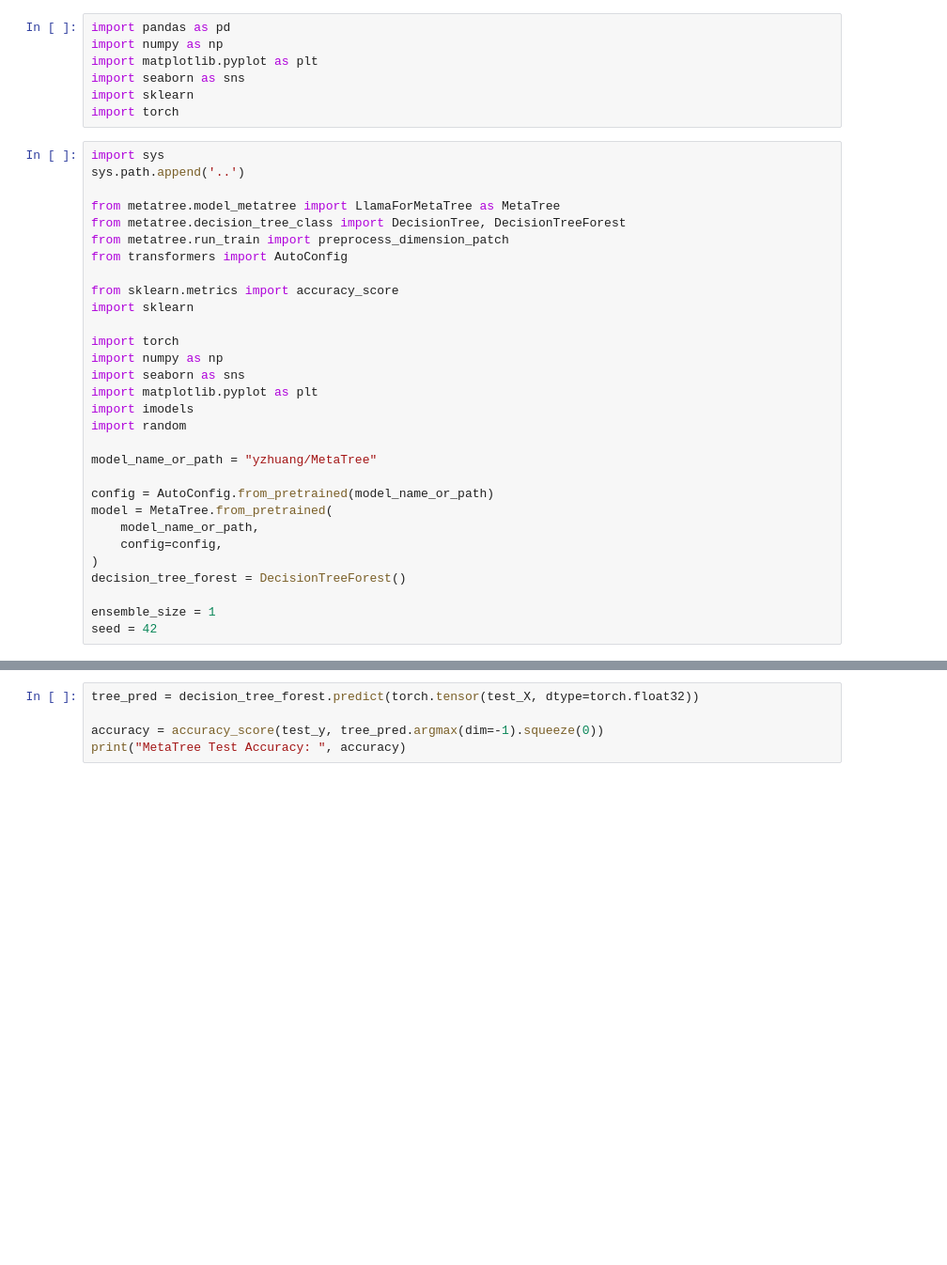
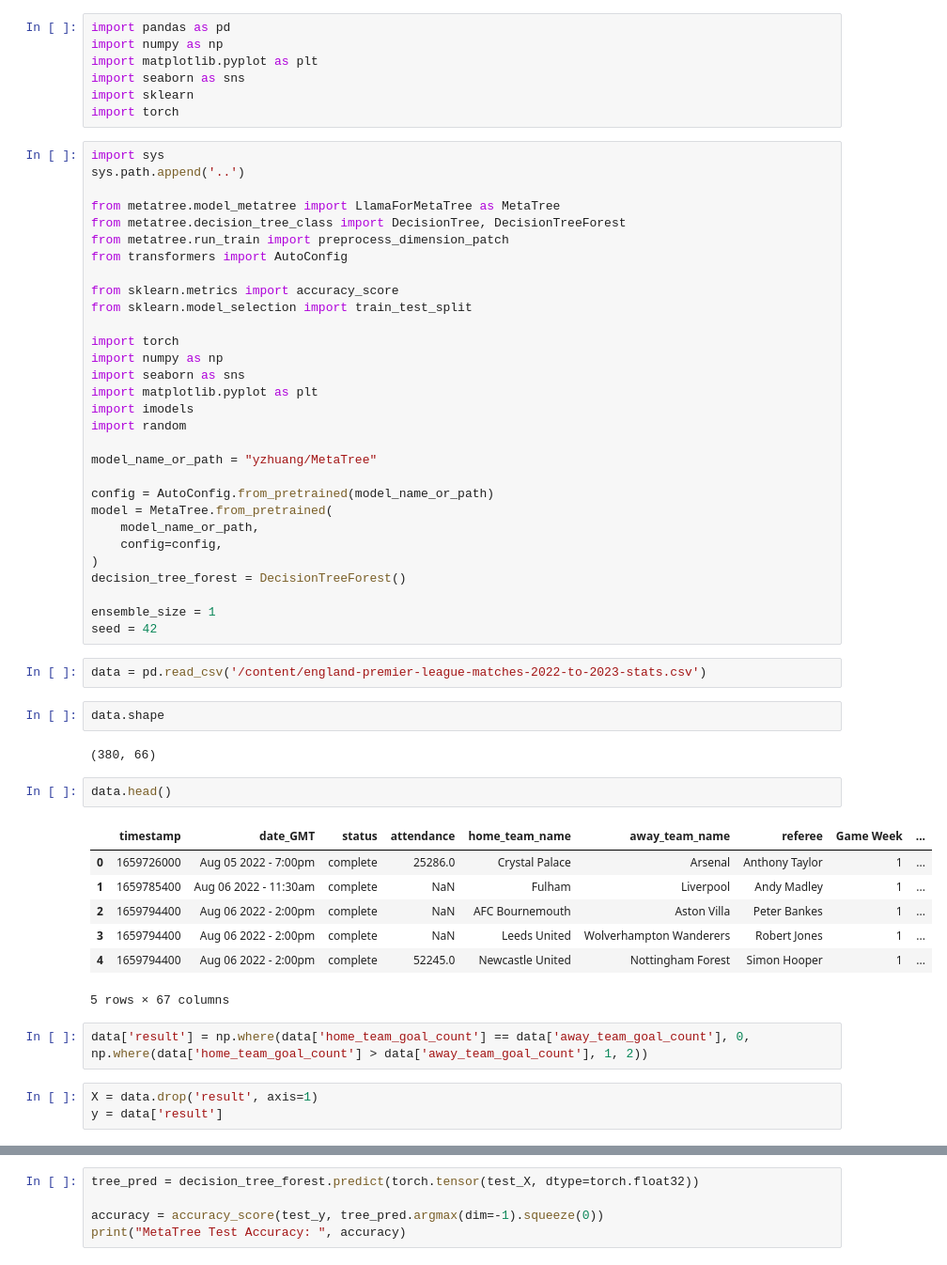
Before and after one commit to lukaszlewickii/football_games_predictor, a Jupyter notebook: metatreelib_test.ipynb, the cells around one changed output, grey strips where cells are left out. Shown at 94% size. Cells and saved outputs as stored; diff of their text form; blank space fills up the shorter version.

```diff
--- a/metatreelib_test.ipynb
+++ b/metatreelib_test.ipynb
@@ -57,7 +57,7 @@ from metatree.run_train import preprocess_dimension_patch
 from transformers import AutoConfig
 
 from sklearn.metrics import accuracy_score
-import sklearn
+from sklearn.model_selection import train_test_split
 
 import torch
 import numpy as np
@@ -77,6 +77,27 @@ decision_tree_forest = DecisionTreeForest()
 
 ensemble_size = 1
 seed = 42
+# %%
+data = pd.read_csv('/content/england-premier-league-matches-2022-to-2023-stats.csv')
+# %%
+data.shape
+# %% [output]
+(380, 66)
+# %%
+data.head()
+# %% [output]
+|  | timestamp | date_GMT | status | attendance | home_team_name | away_team_name | referee | Game Week | ... |
+| 0 | 1659726000 | Aug 05 2022 - 7:00pm | complete | 25286.0 | Crystal Palace | Arsenal | Anthony Taylor | 1 | ... |
+| 1 | 1659785400 | Aug 06 2022 - 11:30am | complete | NaN | Fulham | Liverpool | Andy Madley | 1 | ... |
+| 2 | 1659794400 | Aug 06 2022 - 2:00pm | complete | NaN | AFC Bournemouth | Aston Villa | Peter Bankes | 1 | ... |
+| 3 | 1659794400 | Aug 06 2022 - 2:00pm | complete | NaN | Leeds United | Wolverhampton Wanderers | Robert Jones | 1 | ... |
+| 4 | 1659794400 | Aug 06 2022 - 2:00pm | complete | 52245.0 | Newcastle United | Nottingham Forest | Simon Hooper | 1 | ... |
+5 rows × 67 columns
+# %%
+data['result'] = np.where(data['home_team_goal_count'] == data['away_team_goal_count'], 0, np.where(data['home_team_goal_count'] > data['away_team_goal_count'], 1, 2))
+# %%
+X = data.drop('result', axis=1)
+y = data['result']
 # %%
 X, y, feature_names = imodels.get_clean_dataset('fico', data_source='imodels')
 
```
Also changed, not shown: parts of 3 cells of this notebook.
